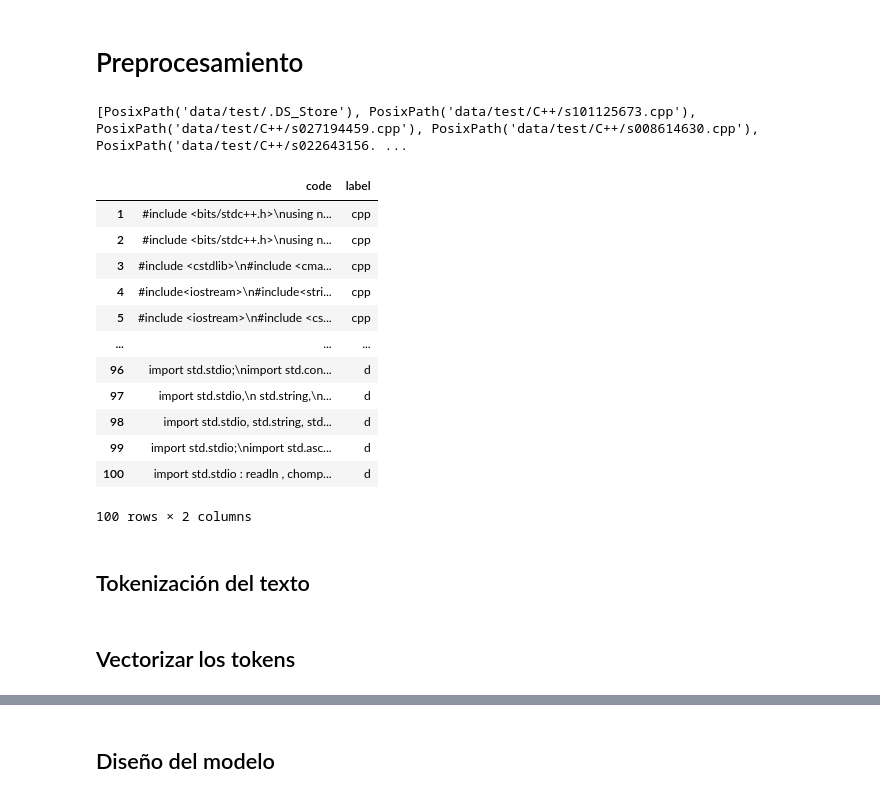
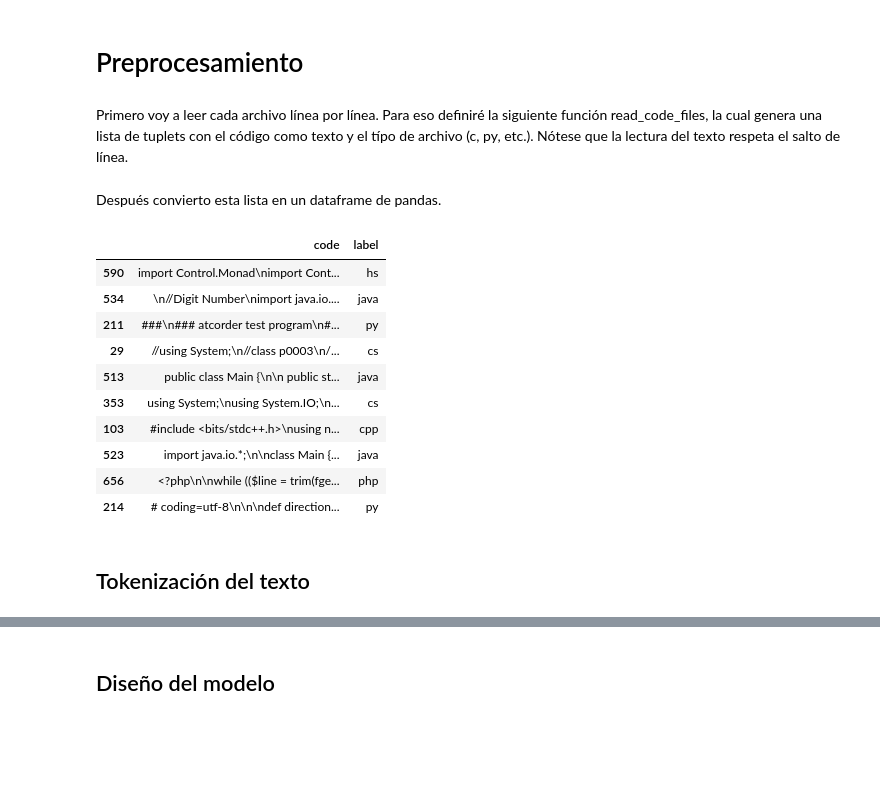
Before and after one commit to OliverRiemann/code-language-classifier-nlp, a Jupyter notebook: examen_parcial.ipynb, the cells around one changed output, grey strips where cells are left out. Cells and saved outputs as stored; diff of their text form; code cells hidden in the pictures; blank space fills up the shorter version.

```diff
--- a/examen_parcial.ipynb
+++ b/examen_parcial.ipynb
@@ -17,6 +17,8 @@ import pandas as pd
 import numpy as np
 # %% [markdown]
 # Preprocesamiento
+# %% [markdown]
+Primero voy a leer cada archivo línea por línea. Para eso definiré la siguiente función read_code_files, la cual genera una lista de tuplets con el código como texto y el típo de archivo (c, py, etc.). Nótese que la lectura del texto respeta el salto de línea.
 # %%
 from pathlib import Path
 
@@ -30,11 +32,21 @@ def read_code_files(folder_path):
             data.append((content, label))
     return data
 # %%
-df = read_code_files("data/test")
+df = read_code_files("data/")
+# %% [markdown]
+Después convierto esta lista en un dataframe de pandas.
 # %%
 df = pd.DataFrame(df, columns=["code", "label"])
+df.sample(10)
+# %% [output]
+|  | code | label |
+| 590 | import Control.Monad\nimport Cont... | hs |
+| 534 | \n//Digit Number\nimport java.io.... | java |
+| 211 | ###\n### atcorder test program\n#... | py |
+| 29 | //using System;\n//class p0003\n/... | cs |
+| 513 | public class Main {\n\n public st... | java |
+| 353 | using System;\nusing System.IO;\n... | cs |
+| 103 | #include <bits/stdc++.h>\nusing n... | cpp |
+| 523 | import java.io.*;\n\nclass Main {... | java |
+| 656 | <?php\n\nwhile (($line = trim(fge... | php |
+| 214 | # coding=utf-8\n\n\ndef direction... | py |
-# %%
-file_paths = list(Path('data/test').rglob("*.*"))
-print(file_paths)
-# %% [output]
-[PosixPath('data/test/.DS_Store'), PosixPath('data/test/C++/s101125673.cpp'), PosixPath('data/test/C++/s027194459.cpp'), PosixPath('data/test/C++/s008614630.cpp'), PosixPath('data/test/C++/s022643156. ...
@@ -43,25 +53,2 @@ df = df[df['label'] != '']
-# %%
-# Por líneas (útil si quieres usar CNN o RNN a nivel de línea)
-tokens = code.splitlines()
-
-# Por "palabras", separando símbolos
-import re
-tokens = re.findall(r'\w+|[^\s\w]', code)
-# %% [output]
-|  | code | label |
-| 1 | #include <bits/stdc++.h>\nusing n... | cpp |
-| 2 | #include <bits/stdc++.h>\nusing n... | cpp |
-| 3 | #include <cstdlib>\n#include <cma... | cpp |
-| 4 | #include<iostream>\n#include<stri... | cpp |
-| 5 | #include <iostream>\n#include <cs... | cpp |
-| ... | ... | ... |
-| 96 | import std.stdio;\nimport std.con... | d |
-| 97 | import std.stdio,\n std.string,\n... | d |
-| 98 | import std.stdio, std.string, std... | d |
-| 99 | import std.stdio;\nimport std.asc... | d |
-| 100 | import std.stdio : readln , chomp... | d |
-100 rows × 2 columns
 # %% [markdown]
 ## Tokenización del texto
-# %% [markdown]
-## Vectorizar los tokens
```
Also changed, not shown: parts of 20 cells of this notebook.
